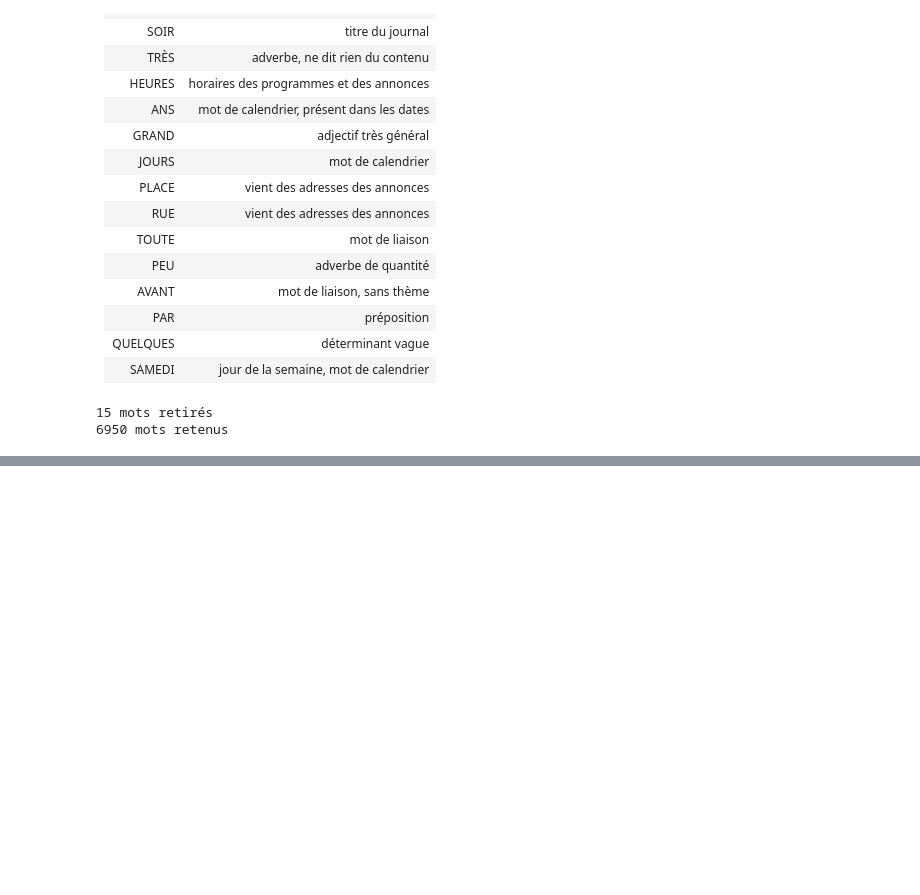
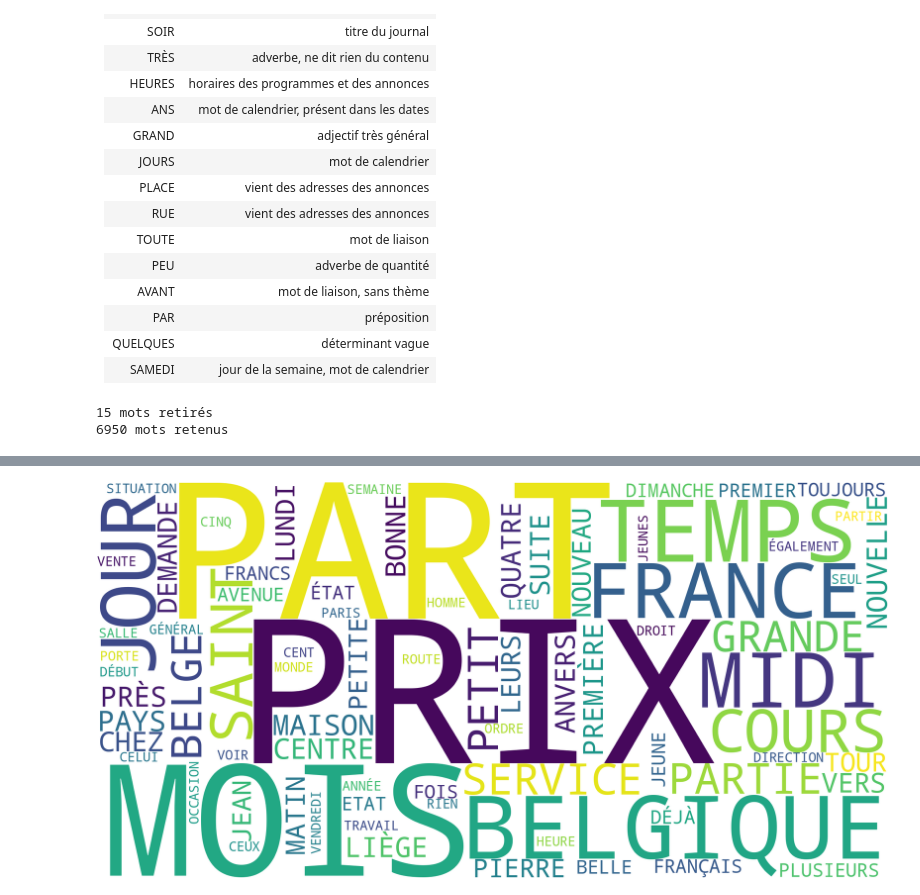
Before and after one commit to merveillekitoga/tac, a Jupyter notebook: tps/tp2/s2_wordcloud.ipynb, the cells around one changed output, grey strips where cells are left out. Drawn from its saved outputs; the diff is of its cells as text; code cells hidden in the pictures; blank space fills up the shorter version.

Commit message:
Étape 3 : génération du nuage de mots enrichi pour 1964, avec graphique

```diff
--- a/tps/tp2/s2_wordcloud.ipynb
+++ b/tps/tp2/s2_wordcloud.ipynb
@@ -230,0 +237,13 @@ print(len(utiles), "mots retenus")
+# %%
+cloud = WordCloud(
+    width=2000,
+    height=1000,
+    background_color="white",
+    max_words=80,
+).generate_from_frequencies(utiles)
+
+# Le nom du fichier indique l'étape qui l'a produit
+cloud.to_file(os.path.join(temp_path, f"{year}_etape3.png"))
+Image(filename=os.path.join(temp_path, f"{year}_etape3.png"))
+# %% [output]
+[figure, added]
```
Also changed, not shown: parts of 1 cell of this notebook.
